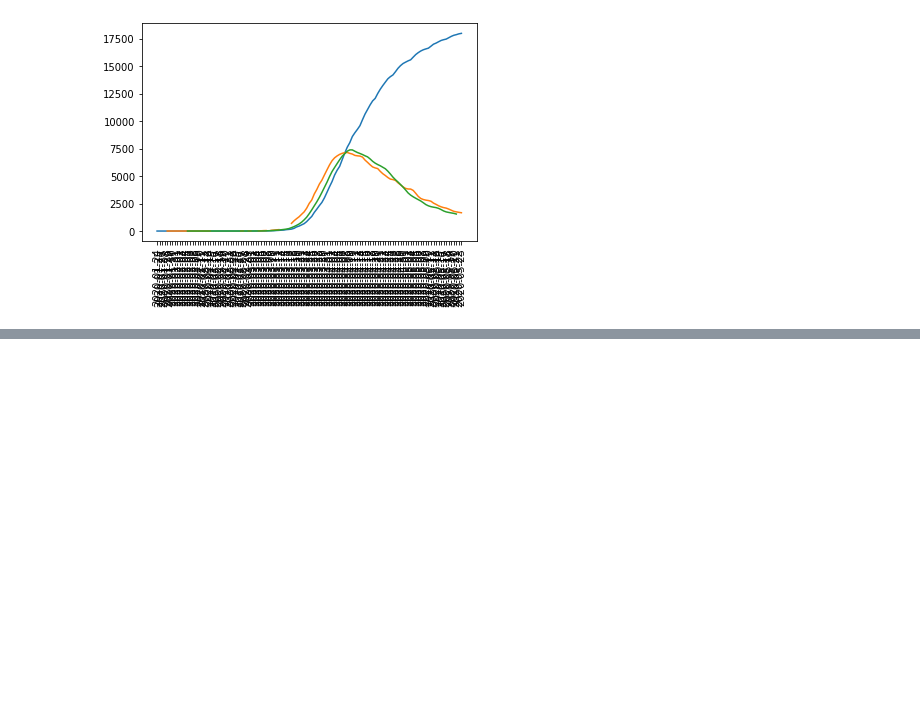
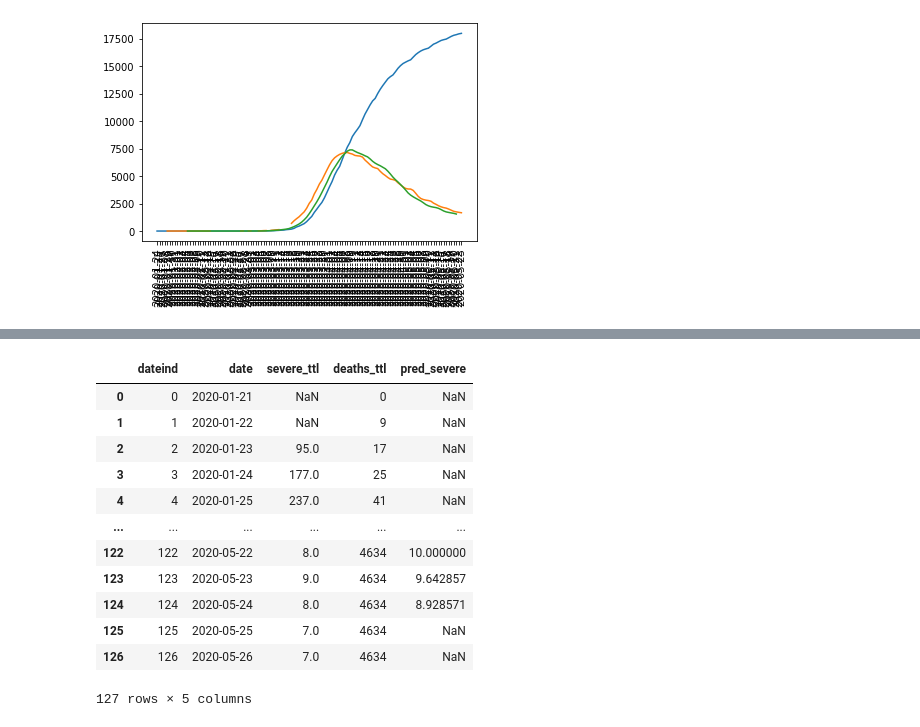
Before and after one commit to jiyingz/COVID19_projections, a Jupyter notebook: predict_severe_from_deaths.ipynb, the cells around one changed output, grey strips where cells are left out. Drawn from its saved outputs; the diff is of its cells as text; code cells hidden in the pictures; blank space fills up the shorter version.

```diff
--- a/predict_severe_from_deaths.ipynb
+++ b/predict_severe_from_deaths.ipynb
@@ -122,0 +125,6 @@ plt.show()
+# %%
+#Read data
+china = pd.read_csv("Data/china_cases_severe_deaths_nhc.csv", header = 0)
+china["dateind"] = china.index
+china = china[["dateind", "date", "severe_ttl", "deaths_ttl"]]
+china
@@ -122,0 +179,21 @@ plt.show()
+# %%
+#Join back onto full data
+china = pd.merge(china, china_deaths,
+                  how='left',
+                  left_on=["dateind", "deaths_ttl"],
+                  right_on = ["dateind", "deaths_ttl"])
+china
+# %% [output]
+|  | dateind | date | severe_ttl | deaths_ttl | pred_severe |
+| 0 | 0 | 2020-01-21 | NaN | 0 | NaN |
+| 1 | 1 | 2020-01-22 | NaN | 9 | NaN |
+| 2 | 2 | 2020-01-23 | 95.0 | 17 | NaN |
+| 3 | 3 | 2020-01-24 | 177.0 | 25 | NaN |
+| 4 | 4 | 2020-01-25 | 237.0 | 41 | NaN |
+| ... | ... | ... | ... | ... | ... |
+| 122 | 122 | 2020-05-22 | 8.0 | 4634 | 10.000000 |
+| 123 | 123 | 2020-05-23 | 9.0 | 4634 | 9.642857 |
+| 124 | 124 | 2020-05-24 | 8.0 | 4634 | 8.928571 |
+| 125 | 125 | 2020-05-25 | 7.0 | 4634 | NaN |
+| 126 | 126 | 2020-05-26 | 7.0 | 4634 | NaN |
+127 rows × 5 columns
```
Also changed, not shown: parts of 6 cells of this notebook.
